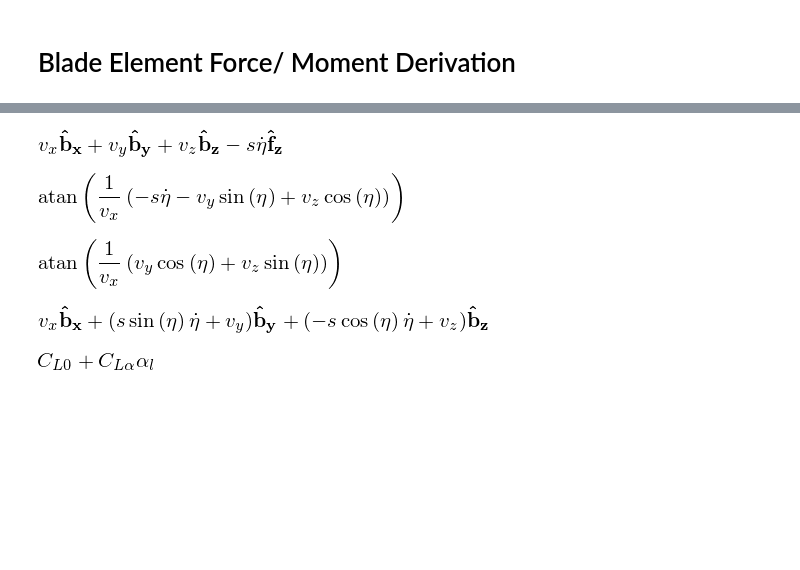
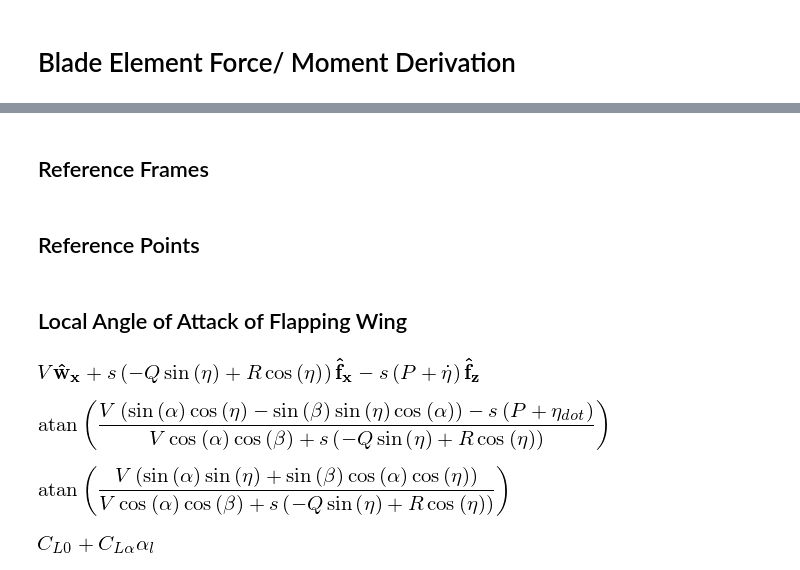
Before and after one commit to jgoppert/PX4-SIL, a Jupyter notebook: Blade Element Flapping.ipynb, the cells around one changed output, grey strips where cells are left out. Saved outputs shown, nothing was run; the diff lists cells and outputs as text; code cells hidden in the pictures; blank space fills up the shorter version.

```diff
--- a/Blade Element Flapping.ipynb
+++ b/Blade Element Flapping.ipynb
@@ -15,35 +20,51 @@ sympy.physics.vector.init_vprinting()
+# %%
+phi, theta, psi, P, Q, R, V, alpha, beta = \
+    sympy.symbols('phi, theta, psi, P, Q, R, V, alpha, beta')
+
+eta, eta_dot, alpha_l, alpha, beta_l, beta, s, t = \
+    sympy.symbols('eta, eta_dot, alpha_l, alpha, beta_l, '
+                  'beta, s, t')
+
+states_sub = {phi(t): phi, theta(t): theta,
+             P(t): P, Q(t): Q, R(t): R,
+             V(t): V, alpha(t): alpha, beta(t): beta,
+             s(t): s,
+             eta(t).diff(t): eta_dot, eta(t): eta}
+# %% [markdown]
+## Reference Frames
 # %%
-phi, theta, psi, eta, alpha_l, alpha, beta_l, beta, s, v_x, v_y, v_z, t = \
-    sympy.symbols('phi, theta, psi, \eta, alpha_l, alpha, beta_l, beta, s, v_x, v_y, v_z, t')
 frame_i = mech.ReferenceFrame('i')
 frame_b = frame_i.orientnew('b', 'Body', (psi(t), theta(t), phi(t)), '321')
-frame_w = frame_b.orientnew('w', 'Body', (beta(t), alpha(t), 0), '321')
+frame_b.set_ang_vel(frame_i, P(t)*frame_b.x + Q(t)*frame_b.y + R(t)*frame_b.z)
+frame_w = frame_b.orientnew('w', 'Body', (beta(t), -alpha(t), 0), '321')
 frame_f = frame_b.orientnew('f', 'Axis', (eta(t), frame_b.x))
 frame_l = frame_f.orientnew('l', 'Body', (-beta_l(t), -alpha_l(t), 0), '321')
+# %% [markdown]
+## Reference Points
 # %%
 point_cm = mech.Point('cm')
-point_cm.set_vel(frame_b, frame_b.x*v_x + frame_b.y*v_y + frame_b.z*v_z)
+point_cm.set_vel(frame_i, V*frame_w.x)
+point_cm.set_vel(frame_b, 0)
+
 point_p = point_cm.locatenew('p', -frame_f.y*s)
 point_p.set_vel(frame_f, 0)
+# %% [markdown]
+## Local Angle of Attack of Flapping Wing
 # %%
-vel_p = point_p.v1pt_theory(point_cm, frame_b, frame_f)
+vel_p = point_p.v1pt_theory(point_cm, frame_i, frame_f)
 vel_p
 # %% [output]
-[figure, old version]
+[figure, new version]
 # %%
-alpha_l_expr = sympy.atan(vel_p.dot(frame_f.z)/ vel_p.dot(frame_f.x))
+alpha_l_expr = sympy.atan(vel_p.dot(frame_f.z)/ vel_p.dot(frame_f.x)).subs(states_sub)
 alpha_l_expr
 # %% [output]
-[figure, old version]
+[figure, new version]
 # %%
-beta_l_expr = sympy.atan(vel_p.dot(frame_f.y)/ vel_p.dot(frame_f.x))
+beta_l_expr = sympy.atan(vel_p.dot(frame_f.y)/ vel_p.dot(frame_f.x)).subs(states_sub)
 beta_l_expr
 # %% [output]
-[figure, old version]
+[figure, new version]
-# %%
-vel_p.express(frame_b)
-# %% [output]
-[figure, removed]
 # %%
 C_L_alpha = sympy.Symbol('C_L_alpha')
 C_D_0 = sympy.Symbol('C_D_0')
```
Also changed, not shown: parts of 43 cells of this notebook, 1 other file.
